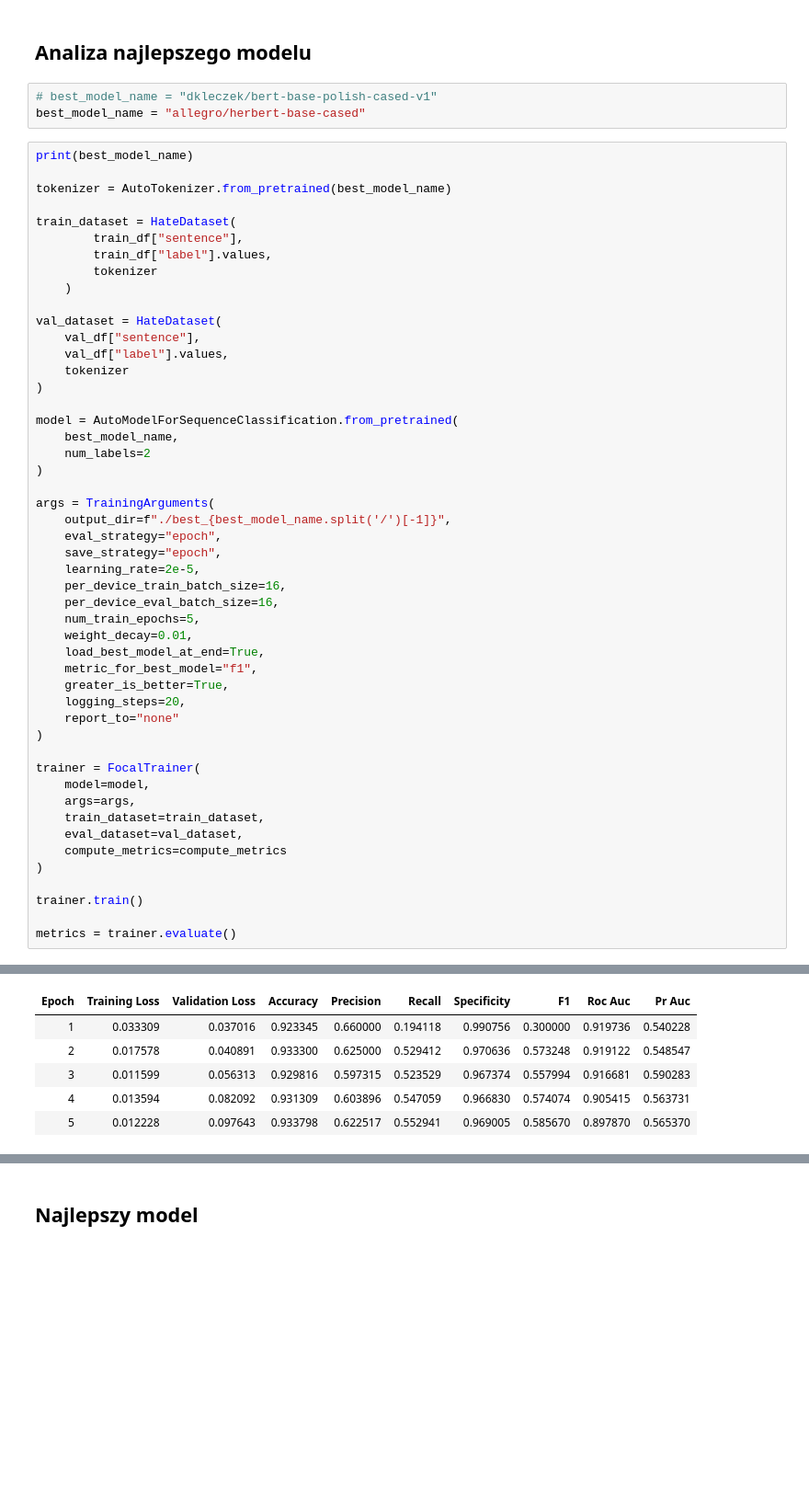
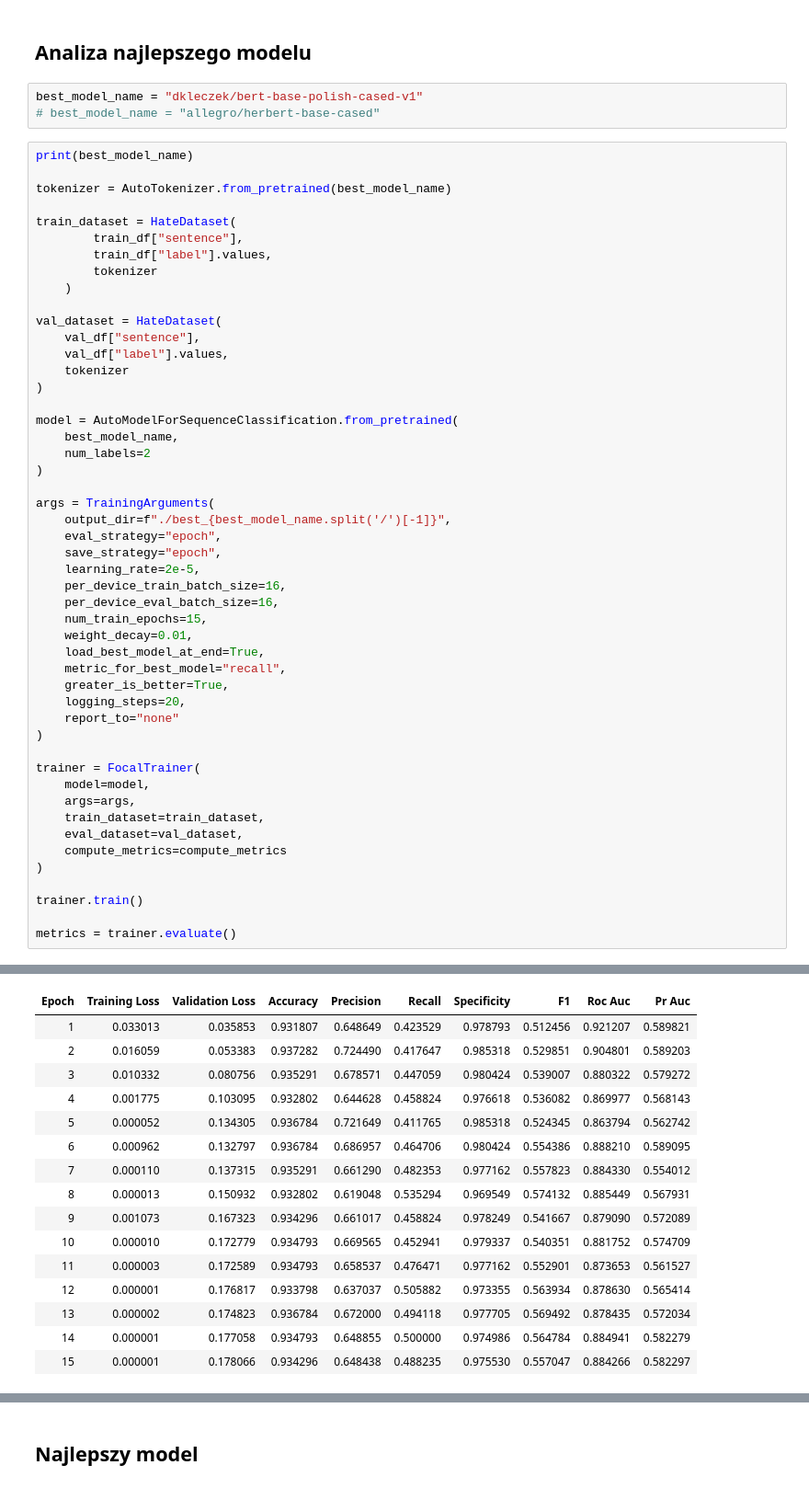
Before and after one commit to szymonsteccc/ssne_26L, a Jupyter notebook: FINAL/rozwiazanie.ipynb, the cells around one changed output, grey strips where cells are left out. Shown at 92% size. Saved outputs shown, nothing was run; the diff lists cells and outputs as text; blank space fills up the shorter version.

```diff
--- a/FINAL/rozwiazanie.ipynb
+++ b/FINAL/rozwiazanie.ipynb
@@ -256,8 +256,8 @@ print(f"\nBEST MODEL: {best_model_name}")
 # %% [markdown]
 ## Analiza najlepszego modelu
 # %%
-# best_model_name = "dkleczek/bert-base-polish-cased-v1"
-best_model_name = "allegro/herbert-base-cased"
+best_model_name = "dkleczek/bert-base-polish-cased-v1"
+# best_model_name = "allegro/herbert-base-cased"
 # %%
 print(best_model_name)
 
@@ -287,10 +287,10 @@ args = TrainingArguments(
     learning_rate=2e-5,
     per_device_train_batch_size=16,
     per_device_eval_batch_size=16,
-    num_train_epochs=5,
+    num_train_epochs=15,
     weight_decay=0.01,
     load_best_model_at_end=True,
-    metric_for_best_model="f1",
+    metric_for_best_model="recall",
     greater_is_better=True,
     logging_steps=20,
     report_to="none"
@@ -338,6 +331,16 @@ Notes:
 | Epoch | Training Loss | Validation Loss | Accuracy | Precision | Recall | Specificity | F1 | Roc Auc | Pr Auc |
-| 1 | 0.033309 | 0.037016 | 0.923345 | 0.660000 | 0.194118 | 0.990756 | 0.300000 | 0.919736 | 0.540228 |
-| 2 | 0.017578 | 0.040891 | 0.933300 | 0.625000 | 0.529412 | 0.970636 | 0.573248 | 0.919122 | 0.548547 |
-| 3 | 0.011599 | 0.056313 | 0.929816 | 0.597315 | 0.523529 | 0.967374 | 0.557994 | 0.916681 | 0.590283 |
-| 4 | 0.013594 | 0.082092 | 0.931309 | 0.603896 | 0.547059 | 0.966830 | 0.574074 | 0.905415 | 0.563731 |
-| 5 | 0.012228 | 0.097643 | 0.933798 | 0.622517 | 0.552941 | 0.969005 | 0.585670 | 0.897870 | 0.565370 |
+| 1 | 0.033013 | 0.035853 | 0.931807 | 0.648649 | 0.423529 | 0.978793 | 0.512456 | 0.921207 | 0.589821 |
+| 2 | 0.016059 | 0.053383 | 0.937282 | 0.724490 | 0.417647 | 0.985318 | 0.529851 | 0.904801 | 0.589203 |
+| 3 | 0.010332 | 0.080756 | 0.935291 | 0.678571 | 0.447059 | 0.980424 | 0.539007 | 0.880322 | 0.579272 |
+| 4 | 0.001775 | 0.103095 | 0.932802 | 0.644628 | 0.458824 | 0.976618 | 0.536082 | 0.869977 | 0.568143 |
+| 5 | 0.000052 | 0.134305 | 0.936784 | 0.721649 | 0.411765 | 0.985318 | 0.524345 | 0.863794 | 0.562742 |
+| 6 | 0.000962 | 0.132797 | 0.936784 | 0.686957 | 0.464706 | 0.980424 | 0.554386 | 0.888210 | 0.589095 |
+| 7 | 0.000110 | 0.137315 | 0.935291 | 0.661290 | 0.482353 | 0.977162 | 0.557823 | 0.884330 | 0.554012 |
+| 8 | 0.000013 | 0.150932 | 0.932802 | 0.619048 | 0.535294 | 0.969549 | 0.574132 | 0.885449 | 0.567931 |
+| 9 | 0.001073 | 0.167323 | 0.934296 | 0.661017 | 0.458824 | 0.978249 | 0.541667 | 0.879090 | 0.572089 |
+| 10 | 0.000010 | 0.172779 | 0.934793 | 0.669565 | 0.452941 | 0.979337 | 0.540351 | 0.881752 | 0.574709 |
+| 11 | 0.000003 | 0.172589 | 0.934793 | 0.658537 | 0.476471 | 0.977162 | 0.552901 | 0.873653 | 0.561527 |
+| 12 | 0.000001 | 0.176817 | 0.933798 | 0.637037 | 0.505882 | 0.973355 | 0.563934 | 0.878630 | 0.565414 |
+| 13 | 0.000002 | 0.174823 | 0.936784 | 0.672000 | 0.494118 | 0.977705 | 0.569492 | 0.878435 | 0.572034 |
+| 14 | 0.000001 | 0.177058 | 0.934793 | 0.648855 | 0.500000 | 0.974986 | 0.564784 | 0.884941 | 0.582279 |
+| 15 | 0.000001 | 0.178066 | 0.934296 | 0.648438 | 0.488235 | 0.975530 | 0.557047 | 0.884266 | 0.582297 |
```
Also changed, not shown: parts of 6 cells of this notebook.
